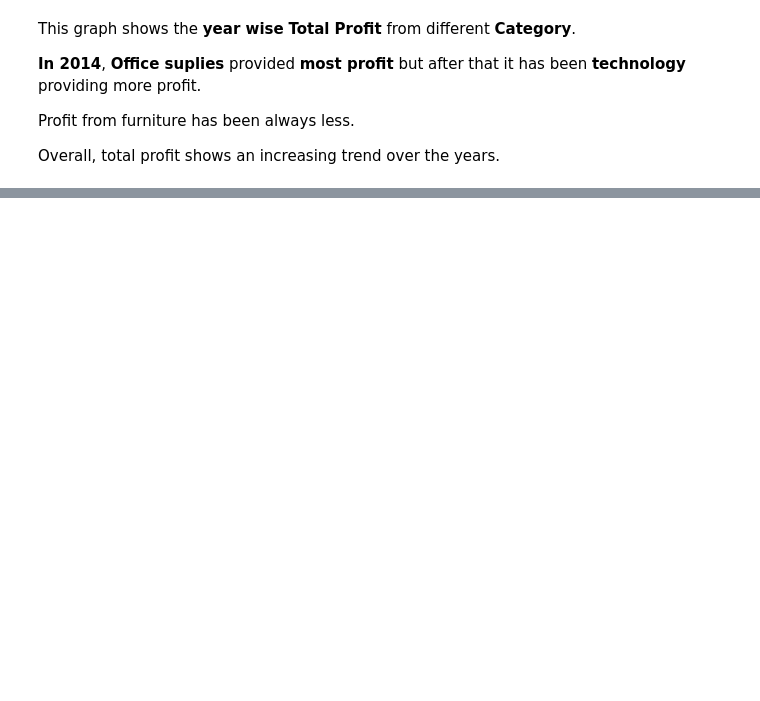
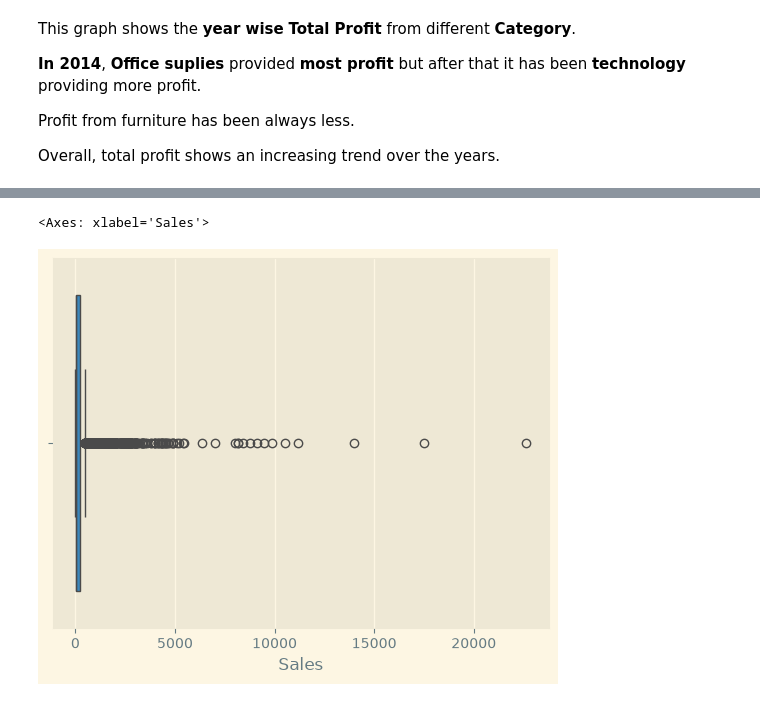
Before and after one commit to Tfdymn/EDA-superstore_project, a Jupyter notebook: notebooks/EDA.ipynb, the cells around one changed output, grey strips where cells are left out. Saved outputs shown, nothing was run; the diff lists cells and outputs as text; code cells hidden in the pictures; blank space fills up the shorter version.

```diff
--- a/notebooks/EDA.ipynb
+++ b/notebooks/EDA.ipynb
@@ -534,0 +546,5 @@ Overall, total profit shows an increasing trend over the years.
+# %%
+sns.boxplot(x= 'Sales',data= df)
+# %% [output]
+<Axes: xlabel='Sales'>
+[figure, added]
```
Also changed, not shown: parts of 25 cells of this notebook.
